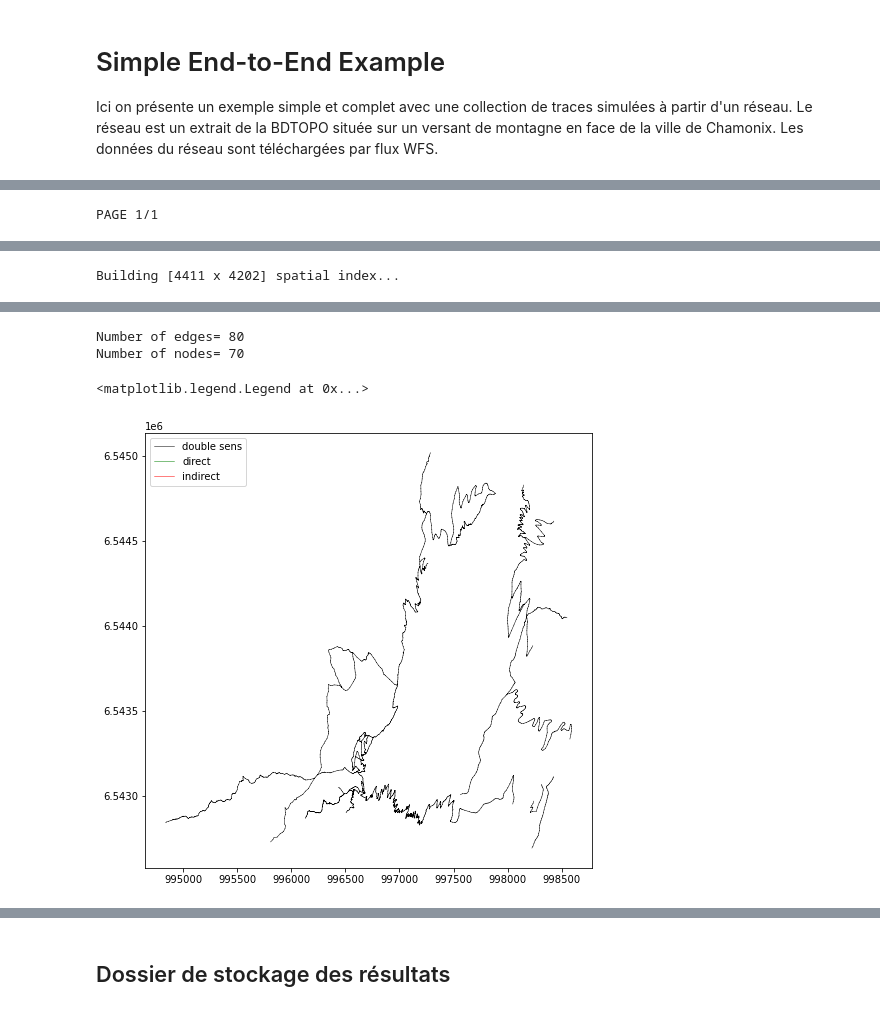
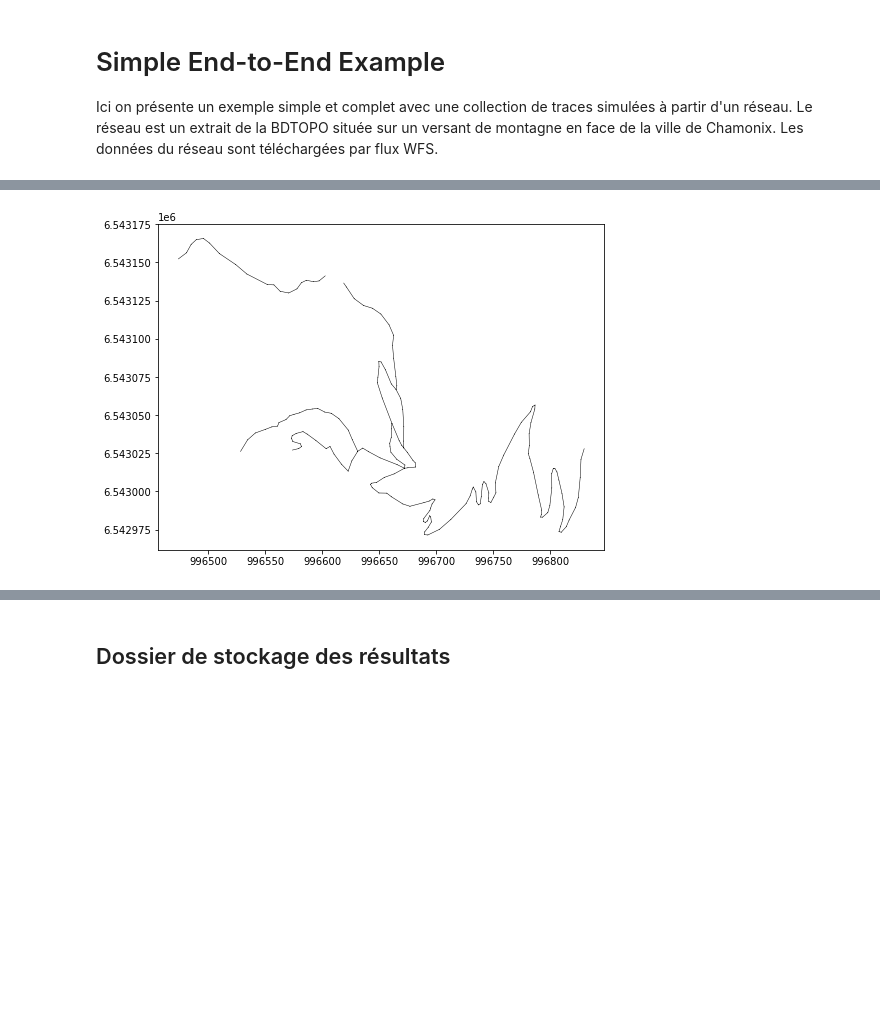
Before and after one commit to umrlastig/Footprint2graph-pipeline, a Jupyter notebook: doc/source/examples/Simple_End-to-End_Example.ipynb, the cells around one changed output, grey strips where cells are left out. Saved outputs shown, nothing was run; the diff lists cells and outputs as text; code cells hidden in the pictures; blank space fills up the shorter version.

```diff
--- a/doc/source/examples/Simple_End-to-End_Example.ipynb
+++ b/doc/source/examples/Simple_End-to-End_Example.ipynb
@@ -22,22 +22,20 @@ if module_path not in sys.path:
 
 import tracklib as tkl
 # %%
-xmin = 6.8165550
-xmax = 6.8496992
-ymin = 45.92171
-ymax = 45.93695
+fmt = tkl.NetworkFormat({
+       "pos_edge_id": 0,
+       "pos_source": 1,
+       "pos_target": 2,
+       "pos_wkt": 4,
+       "srid": "ENU",
+       "separator": ",",
+       "header": 1})
+network = tkl.NetworkReader.readFromFile("/home/md_vandamme/4_RESEAU/ZTEMP/network.txt", fmt, verbose=False)
 
-bbox = tkl.Bbox(tkl.GeoCoords(xmin, ymin), tkl.GeoCoords(xmax, ymax))
-tolerance = 0.0001
+plt.figure(figsize=(8, 6))
+network.plot('k-', '', 'g-', 'r-', 0.5, plt)
 
-spatialIndex = True
-
-network = tkl.NetworkReader.requestFromIgnGeoportail(bbox, tolerance=tolerance, spatialIndex=spatialIndex)
-network.toENUCoords(2154)
-
-plt.figure(figsize=(8, 8))
-network.plot('k-', '', 'g-', 'r-', 0.5, plt)
 print ('Number of edges=', len(network.EDGES))
 print ('Number of nodes=', len(network.NODES))
-plt.legend()
+print ('')
 # %% [output]
@@ -45 +43,0 @@ plt.legend()
-PAGE 1/1
@@ -48 +43,0 @@ PAGE 1/1
-Building [4411 x 4202] spatial index...
@@ -50,4 +44 @@ Building [4411 x 4202] spatial index...
-Number of edges= 80
-Number of nodes= 70
-<matplotlib.legend.Legend at 0x...>
-[figure, old version]
+[figure, new version]
```
Also changed, not shown: parts of 6 cells of this notebook, 1 other file.
